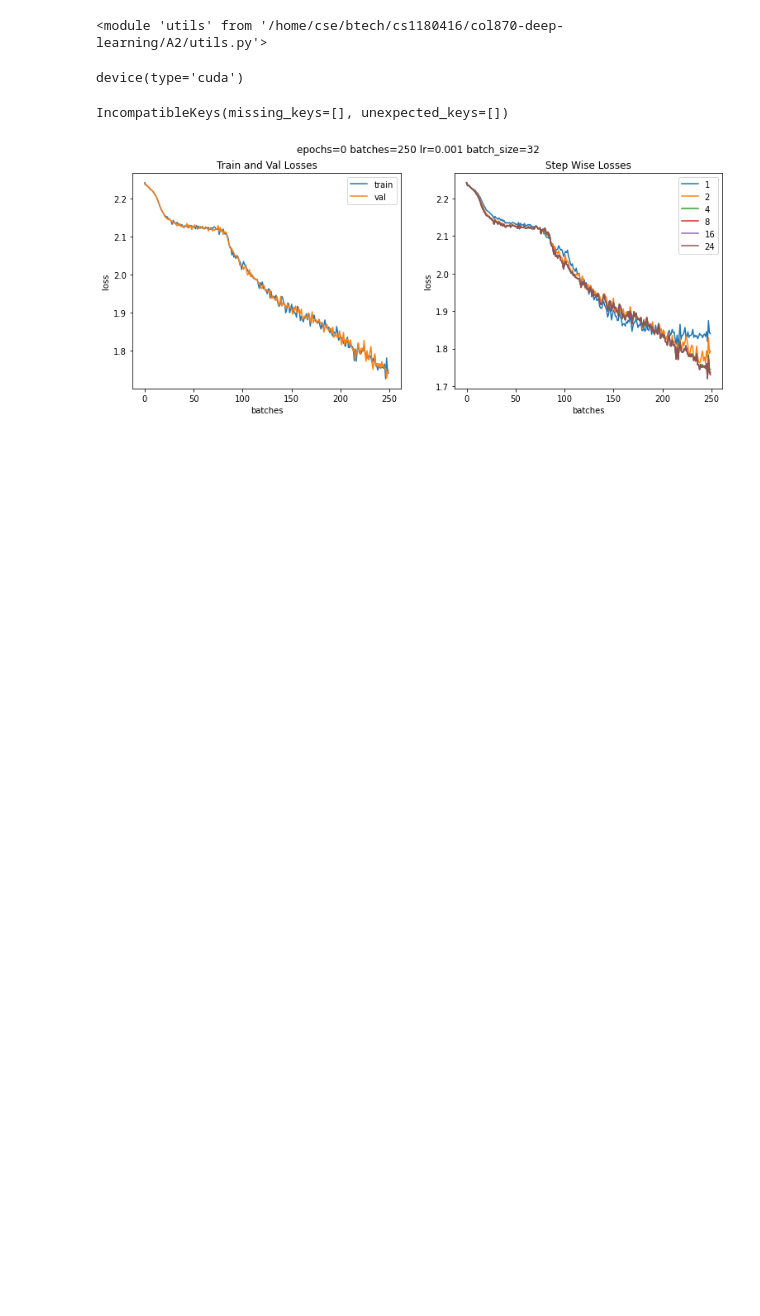
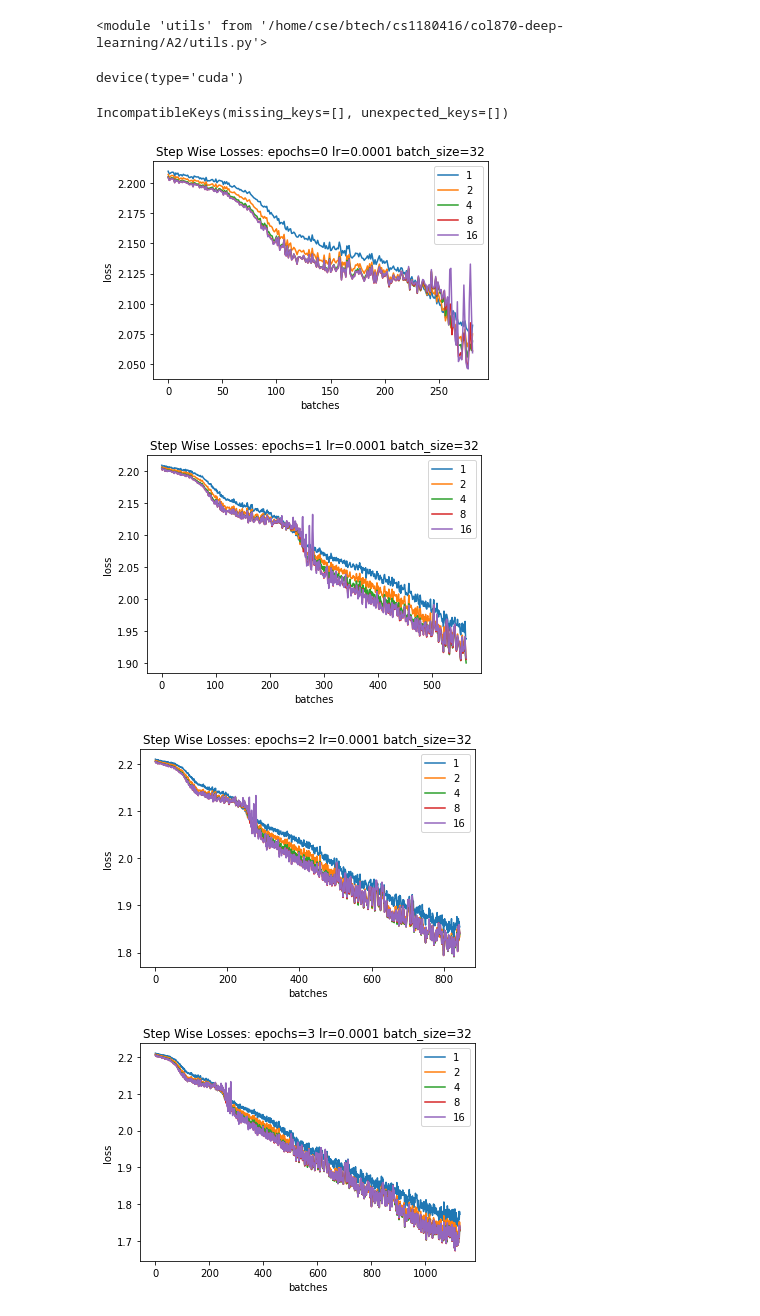
Before and after one commit to rishabh-ranjan/col870-deep-learning, a Jupyter notebook: A2/train_rrn.ipynb, the cells around one changed output. Cells and saved outputs as stored; diff of their text form; code cells hidden in the pictures; blank space fills up the shorter version.

Commit message:
train_rrn function in train.py

```diff
--- a/A2/train_rrn.ipynb
+++ b/A2/train_rrn.ipynb
@@ -20,8 +21,8 @@ target_X = torch.load('data/pt-cache/target_X.pt', map_location='cpu')
 query_y = torch.load('data/pt-cache/query_y.pt', map_location='cpu')
 target_y = torch.load('data/pt-cache/target_y.pt', map_location='cpu')
 # %%
-train_query_X, val_query_X, test_query_X = torch.split(query_X, [8000,1000,1000], dim=0)
-train_target_X, val_target_X, test_target_X = torch.split(target_X, [8000,1000,1000], dim=0)
+train_query_X, test_query_X = torch.split(query_X, [9000,1000], dim=0)
+train_target_X, test_target_X = torch.split(target_X, [9000,1000], dim=0)
 # %%
 lenet = models.LeNet()
 lenet.load_state_dict(torch.load('data/pt-cache/lenet.pt', map_location='cpu'))
@@ -38,8 +35,11 @@ val_X = F.one_hot(val_x, num_classes=9).view(-1,576)
 # %%
 rrn = models.RRN(24)
 # %%
-train.train_net_val_rrn(rrn, train_X, train_y, val_X, val_y,
-                        lr=1e-3, batch_size=32, n_epochs=1000, device=device,
-                        steps=[0,1,3,7,15,23], show_step=250)
+train.train_rrn(rrn, train_X, train_y,
+                        lr=1e-4, batch_size=32, n_epochs=1000, device=device,
+                        steps=[0,1,3,7,15], show_step=282)
 # %% [output]
-[figure, old version]
+[figure, new version]
+[figure, added]
+[figure, added]
+[figure, added]
```
Also changed, not shown: parts of 18 cells of this notebook, 2 other files.
